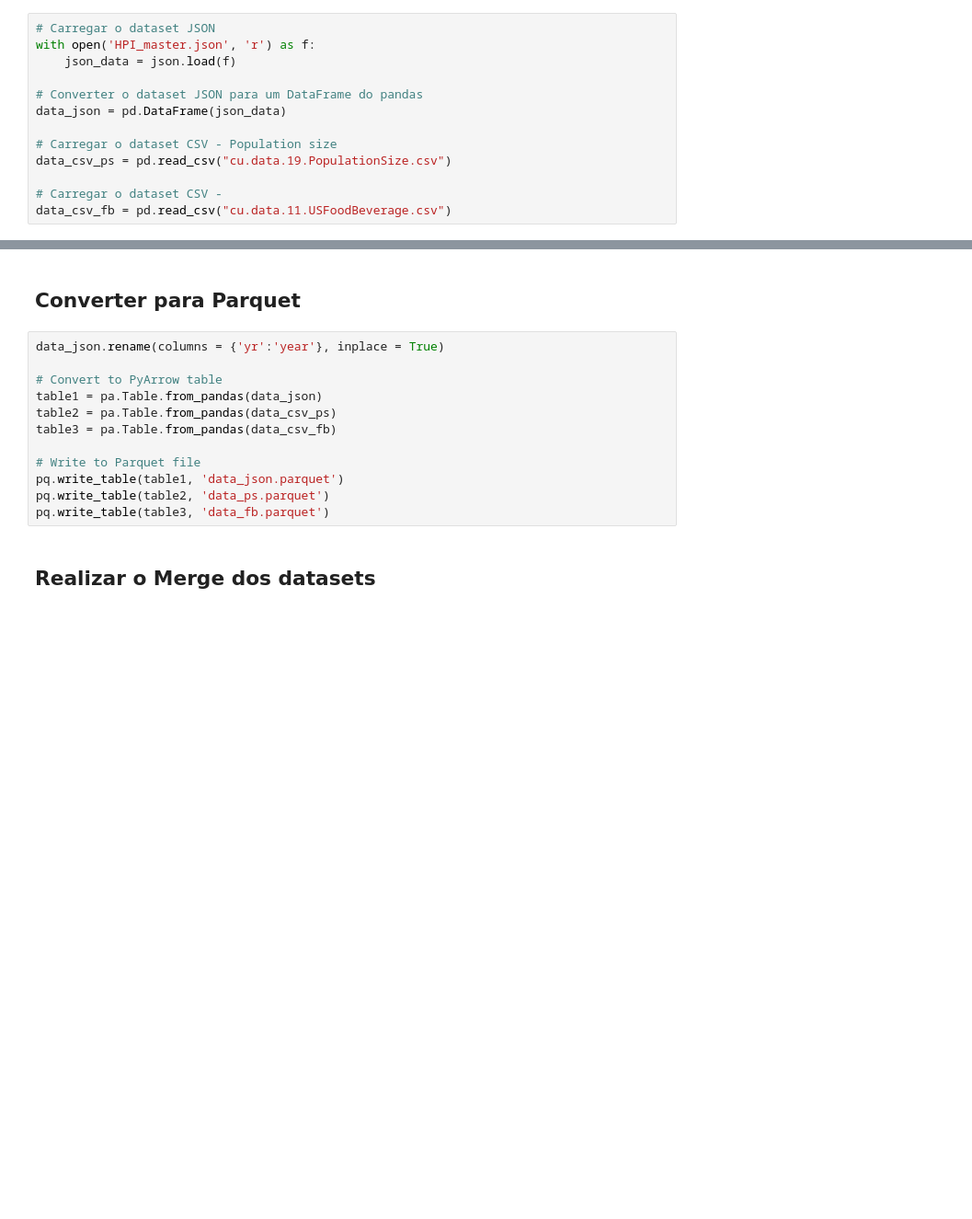
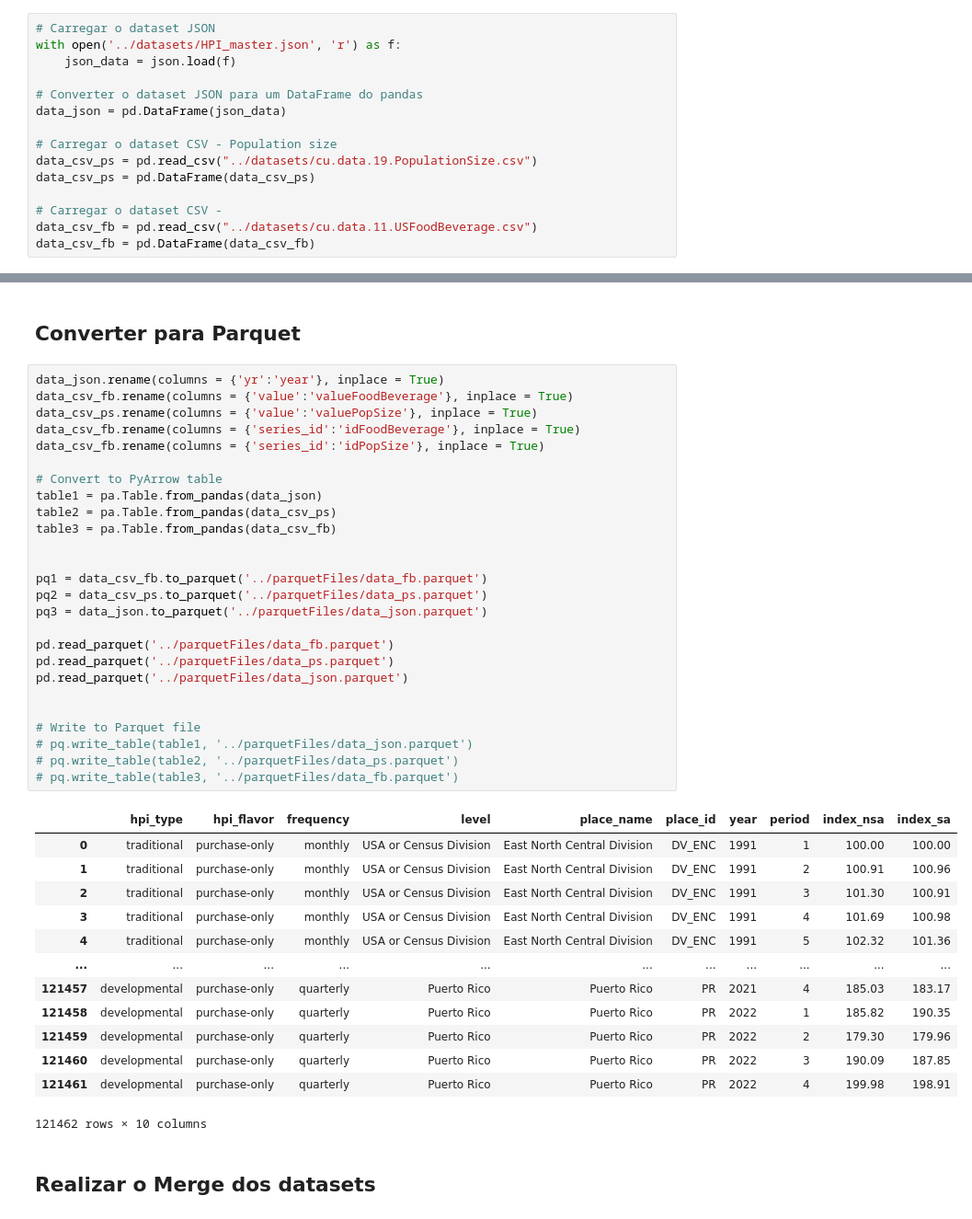
Before and after one commit to jjgonc/BigData_Project, a Jupyter notebook: merge.ipynb, the cells around one changed output, grey strips where cells are left out. Shown: that part at 92% size. Drawn from its saved outputs; the diff is of its cells as text; blank space fills up the shorter version.

```diff
--- a/merge.ipynb
+++ b/merge.ipynb
@@ -7,17 +7,19 @@ import json
 ## Carregar os dados
 # %%
 # Carregar o dataset JSON
-with open('HPI_master.json', 'r') as f:
+with open('../datasets/HPI_master.json', 'r') as f:
     json_data = json.load(f)
 
 # Converter o dataset JSON para um DataFrame do pandas
 data_json = pd.DataFrame(json_data)
 
 # Carregar o dataset CSV - Population size
-data_csv_ps = pd.read_csv("cu.data.19.PopulationSize.csv")
+data_csv_ps = pd.read_csv("../datasets/cu.data.19.PopulationSize.csv")
+data_csv_ps = pd.DataFrame(data_csv_ps)
 
 # Carregar o dataset CSV -
-data_csv_fb = pd.read_csv("cu.data.11.USFoodBeverage.csv")
+data_csv_fb = pd.read_csv("../datasets/cu.data.11.USFoodBeverage.csv")
+data_csv_fb = pd.DataFrame(data_csv_fb)
 # %% [markdown]
 ## Converter para Parquet
 # %% [markdown]
@@ -172,15 +174,43 @@ data_json['index_sa'] = data_json['index_sa'].fillna(median_value)
 ## Converter para Parquet
 # %%
 data_json.rename(columns = {'yr':'year'}, inplace = True)
+data_csv_fb.rename(columns = {'value':'valueFoodBeverage'}, inplace = True)
+data_csv_ps.rename(columns = {'value':'valuePopSize'}, inplace = True)
+data_csv_fb.rename(columns = {'series_id':'idFoodBeverage'}, inplace = True)
+data_csv_fb.rename(columns = {'series_id':'idPopSize'}, inplace = True)
 
 # Convert to PyArrow table
 table1 = pa.Table.from_pandas(data_json)
 table2 = pa.Table.from_pandas(data_csv_ps)
 table3 = pa.Table.from_pandas(data_csv_fb)
 
+
+pq1 = data_csv_fb.to_parquet('../parquetFiles/data_fb.parquet')
+pq2 = data_csv_ps.to_parquet('../parquetFiles/data_ps.parquet')
+pq3 = data_json.to_parquet('../parquetFiles/data_json.parquet')
+
+pd.read_parquet('../parquetFiles/data_fb.parquet')
+pd.read_parquet('../parquetFiles/data_ps.parquet')
+pd.read_parquet('../parquetFiles/data_json.parquet')
+
+
 # Write to Parquet file
-pq.write_table(table1, 'data_json.parquet')
-pq.write_table(table2, 'data_ps.parquet')
-pq.write_table(table3, 'data_fb.parquet')
+# pq.write_table(table1, '../parquetFiles/data_json.parquet')
+# pq.write_table(table2, '../parquetFiles/data_ps.parquet')
+# pq.write_table(table3, '../parquetFiles/data_fb.parquet')
+# %% [output]
+|  | hpi_type | hpi_flavor | frequency | level | place_name | place_id | year | period | index_nsa | index_sa |
+| 0 | traditional | purchase-only | monthly | USA or Census Division | East North Central Division | DV_ENC | 1991 | 1 | 100.00 | 100.00 |
+| 1 | traditional | purchase-only | monthly | USA or Census Division | East North Central Division | DV_ENC | 1991 | 2 | 100.91 | 100.96 |
+| 2 | traditional | purchase-only | monthly | USA or Census Division | East North Central Division | DV_ENC | 1991 | 3 | 101.30 | 100.91 |
+| 3 | traditional | purchase-only | monthly | USA or Census Division | East North Central Division | DV_ENC | 1991 | 4 | 101.69 | 100.98 |
+| 4 | traditional | purchase-only | monthly | USA or Census Division | East North Central Division | DV_ENC | 1991 | 5 | 102.32 | 101.36 |
+| ... | ... | ... | ... | ... | ... | ... | ... | ... | ... | ... |
+| 121457 | developmental | purchase-only | quarterly | Puerto Rico | Puerto Rico | PR | 2021 | 4 | 185.03 | 183.17 |
+| 121458 | developmental | purchase-only | quarterly | Puerto Rico | Puerto Rico | PR | 2022 | 1 | 185.82 | 190.35 |
+| 121459 | developmental | purchase-only | quarterly | Puerto Rico | Puerto Rico | PR | 2022 | 2 | 179.30 | 179.96 |
+| 121460 | developmental | purchase-only | quarterly | Puerto Rico | Puerto Rico | PR | 2022 | 3 | 190.09 | 187.85 |
+| 121461 | developmental | purchase-only | quarterly | Puerto Rico | Puerto Rico | PR | 2022 | 4 | 199.98 | 198.91 |
+121462 rows × 10 columns
 # %% [markdown]
 ## Realizar o Merge dos datasets
```
Also changed, not shown: parts of 3 cells of this notebook.
